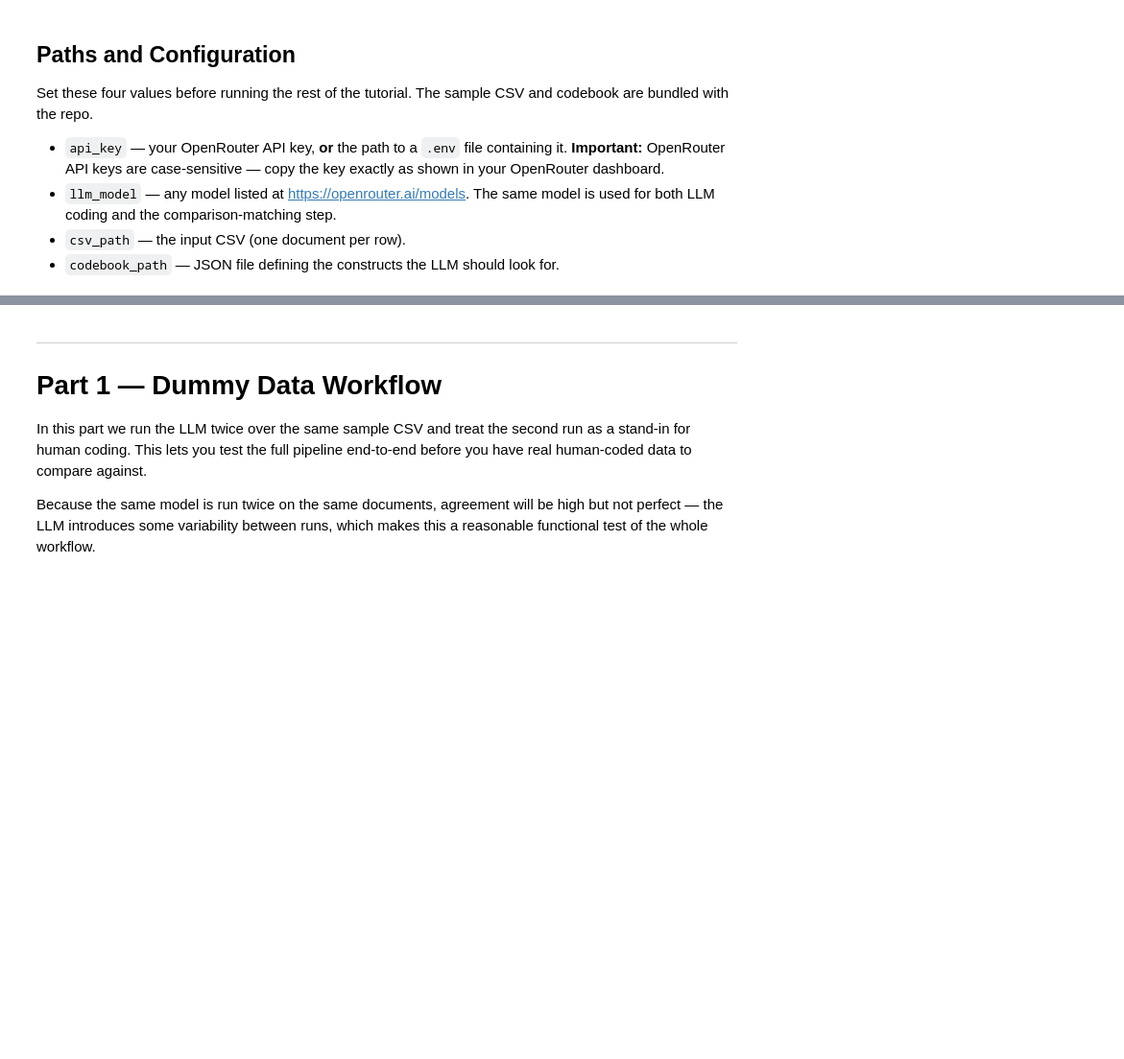
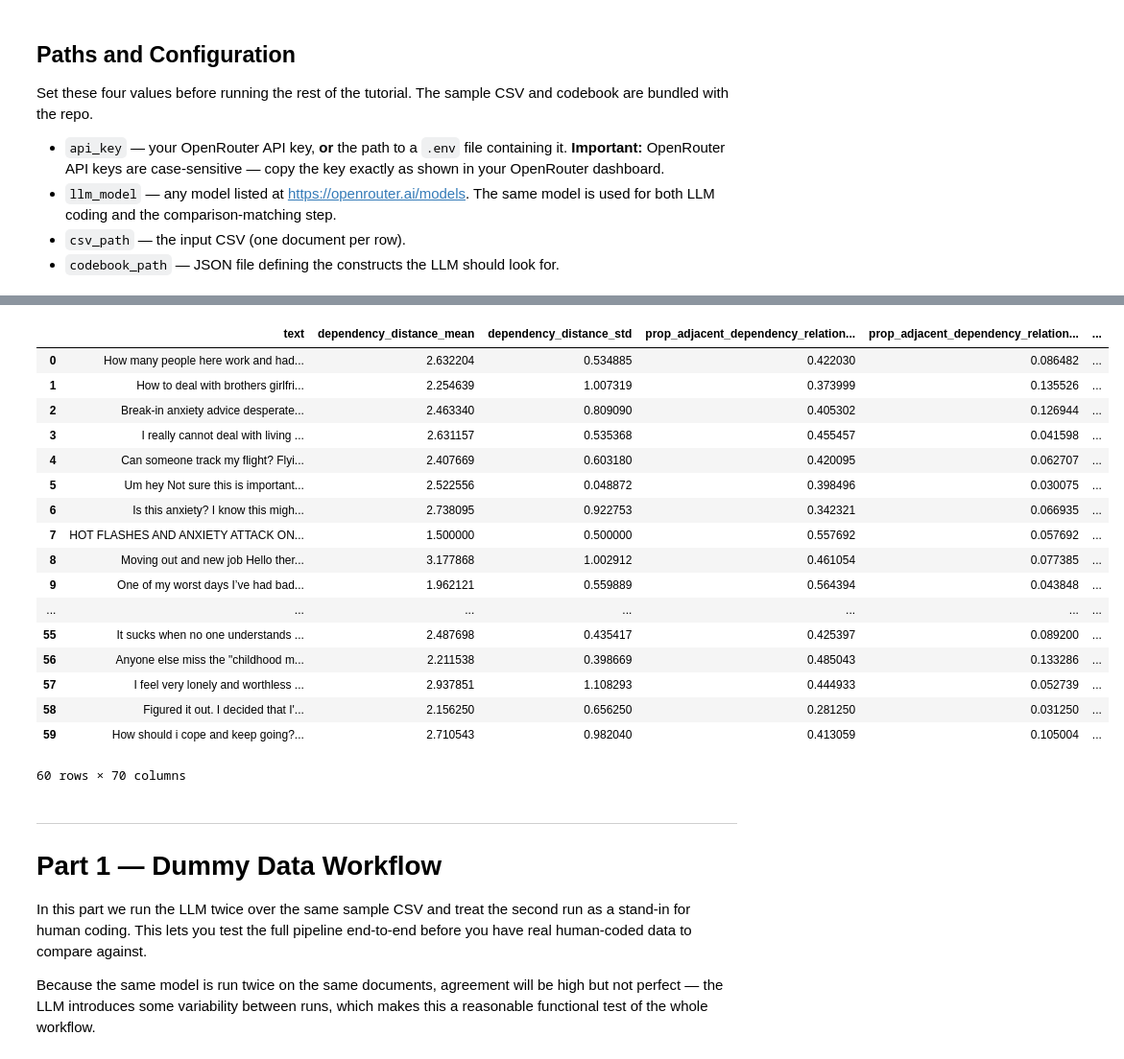
Before and after one commit to childmindresearch/llm_tracker, a Jupyter notebook: tutorial_v3.ipynb, the cells around one changed output, grey strips where cells are left out. Shown at 96% size. Cells and saved outputs as stored; diff of their text form; code cells hidden in the pictures; blank space fills up the shorter version.

Commit message:
updating lock file, added text descriptives to tutorial as part 0.

```diff
--- a/tutorial_v3.ipynb
+++ b/tutorial_v3.ipynb
@@ -95,3 +119,39 @@ codebook_path = ""
+# %%
+import textdescriptives
+reddit_data =  pd.read_csv("sample_data/reddit_autism_anxiety_depression.csv")
+
+reddit_data_metrics = textdescriptives.extract_metrics(
+    text = reddit_data["post"].tolist(),
+    spacy_model = "en_core_web_sm",
+    metrics = ["descriptive_stats",
+    "readability",
+    "dependency_distance",
+    "pos_proportions",
+    "coherence",
+    "quality",
+    "information_theory"]
+)
+# %%
+reddit_data_metrics
+# %% [output]
+|  | text | dependency_distance_mean | dependency_distance_std | prop_adjacent_dependency_relation... | prop_adjacent_dependency_relation... | ... |
+| 0 | How many people here work and had... | 2.632204 | 0.534885 | 0.422030 | 0.086482 | ... |
+| 1 | How to deal with brothers girlfri... | 2.254639 | 1.007319 | 0.373999 | 0.135526 | ... |
+| 2 | Break-in anxiety advice desperate... | 2.463340 | 0.809090 | 0.405302 | 0.126944 | ... |
+| 3 | I really cannot deal with living ... | 2.631157 | 0.535368 | 0.455457 | 0.041598 | ... |
+| 4 | Can someone track my flight? Flyi... | 2.407669 | 0.603180 | 0.420095 | 0.062707 | ... |
+| 5 | Um hey Not sure this is important... | 2.522556 | 0.048872 | 0.398496 | 0.030075 | ... |
+| 6 | Is this anxiety? I know this migh... | 2.738095 | 0.922753 | 0.342321 | 0.066935 | ... |
+| 7 | HOT FLASHES AND ANXIETY ATTACK ON... | 1.500000 | 0.500000 | 0.557692 | 0.057692 | ... |
+| 8 | Moving out and new job Hello ther... | 3.177868 | 1.002912 | 0.461054 | 0.077385 | ... |
+| 9 | One of my worst days I’ve had bad... | 1.962121 | 0.559889 | 0.564394 | 0.043848 | ... |
+| ... | ... | ... | ... | ... | ... | ... |
+| 55 | It sucks when no one understands ... | 2.487698 | 0.435417 | 0.425397 | 0.089200 | ... |
+| 56 | Anyone else miss the "childhood m... | 2.211538 | 0.398669 | 0.485043 | 0.133286 | ... |
+| 57 | I feel very lonely and worthless ... | 2.937851 | 1.108293 | 0.444933 | 0.052739 | ... |
+| 58 | Figured it out. I decided that I'... | 2.156250 | 0.656250 | 0.281250 | 0.031250 | ... |
+| 59 | How should i cope and keep going?... | 2.710543 | 0.982040 | 0.413059 | 0.105004 | ... |
+60 rows × 70 columns
 # %% [markdown]
 ---
 
```
Also changed, not shown: parts of 2 cells of this notebook, 2 other files.
